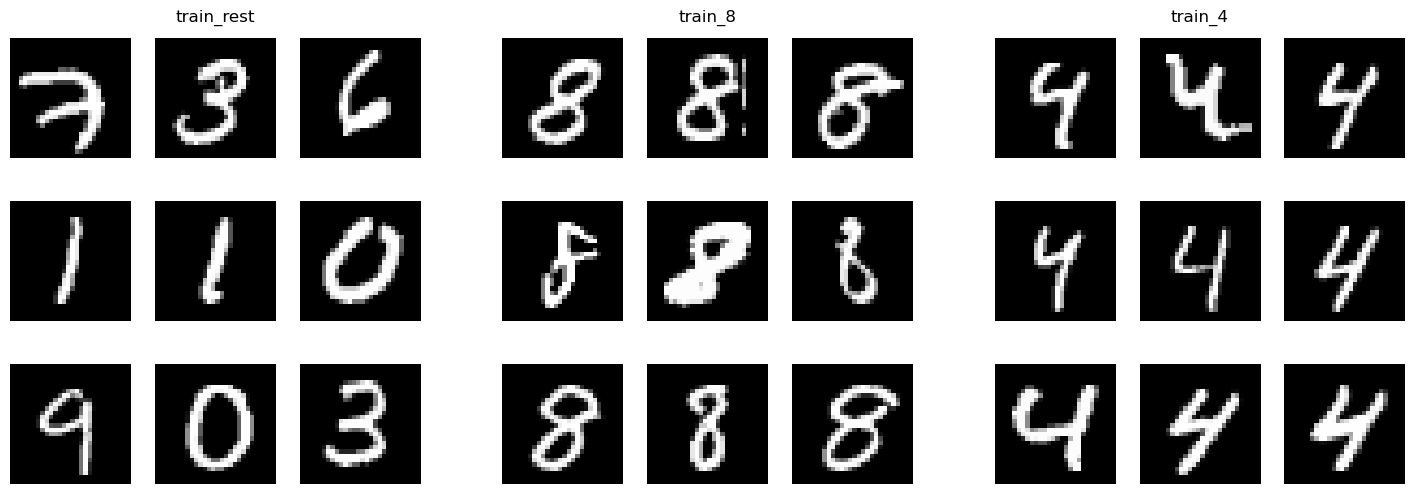
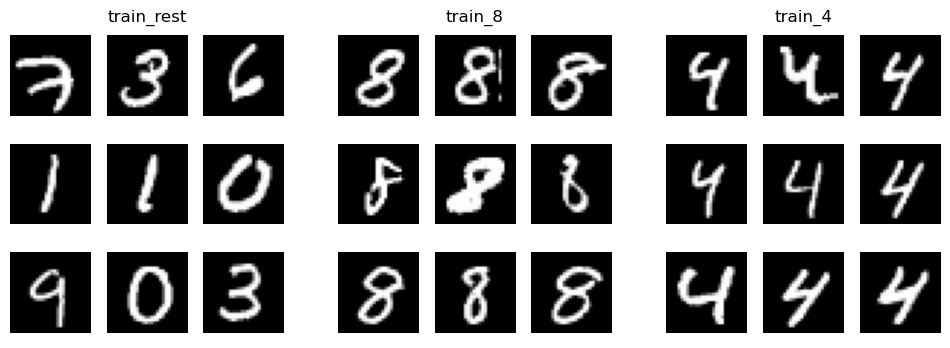
Code edit (unified diff) that turned the first committed figure into the second:
--- before
+++ after
@@ -5,5 +5,5 @@
 ]
 
-fig = plt.figure(figsize=(18, 6))
+fig = plt.figure(figsize=(12, 4))
 outer = fig.add_gridspec(1, 3)
 

Commit: UPD: updated fig size to make fonts bigger